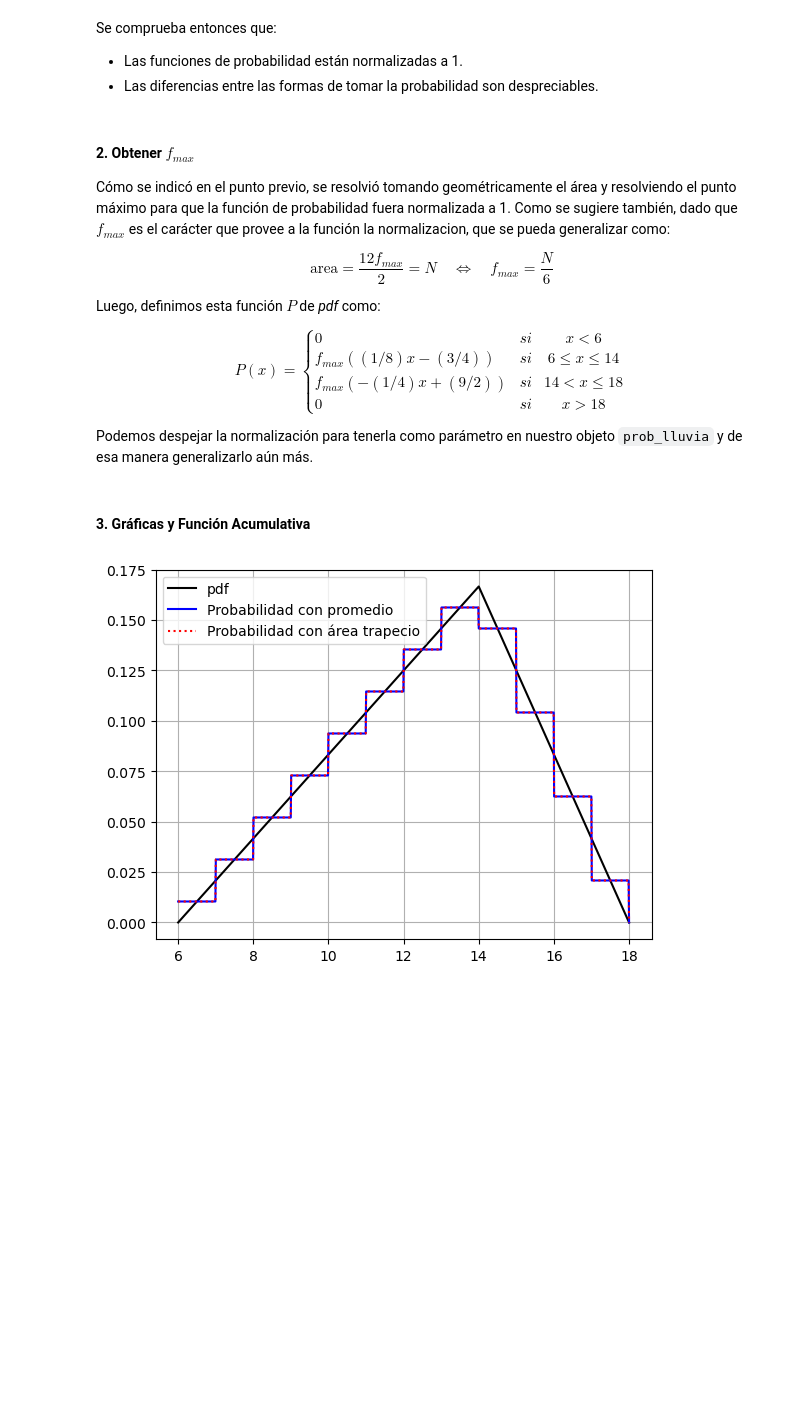
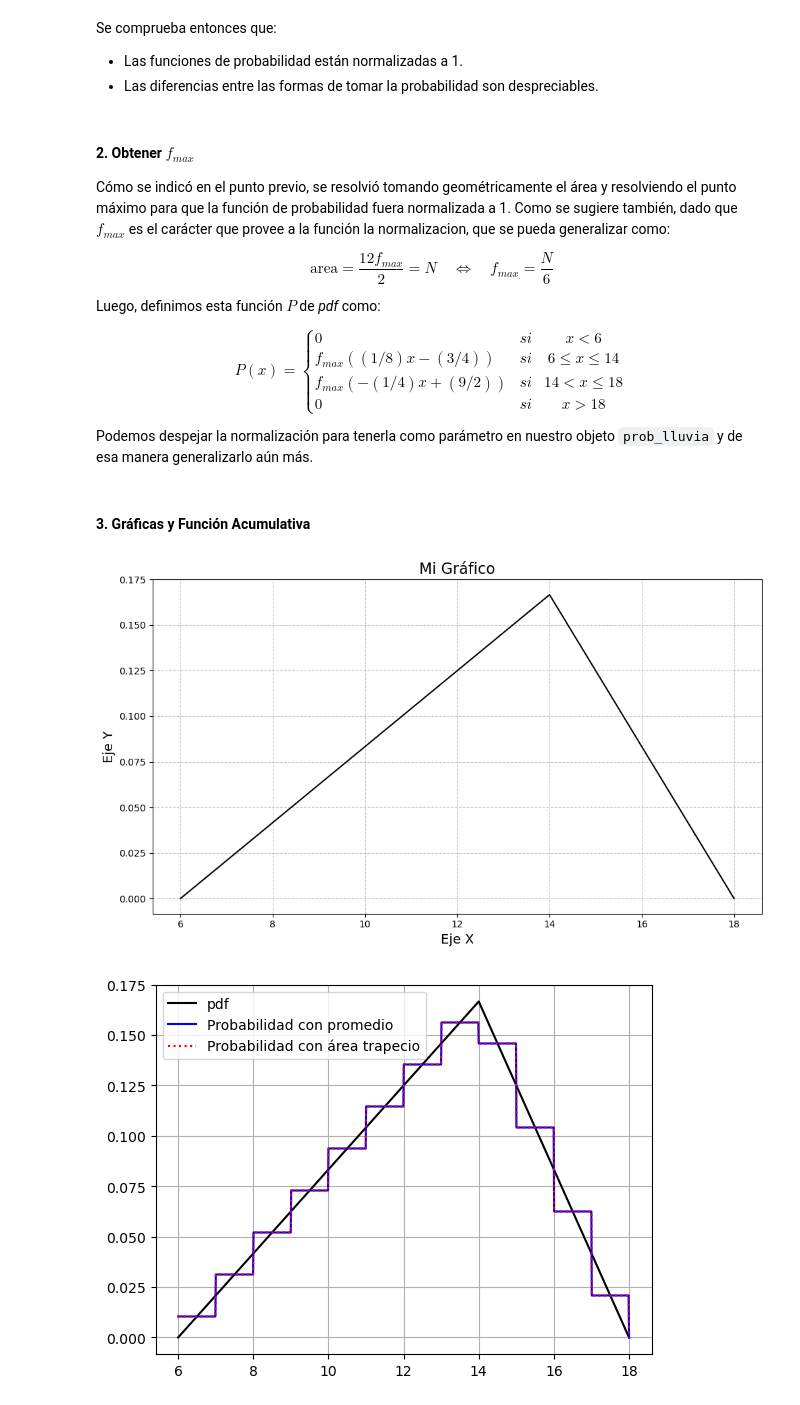
Before and after one commit to PinzonHarker/2024-II_InstrumentacionNuclear, a Jupyter notebook: 1-1_Taller_Simulacion.ipynb, the cells around one changed output. Saved outputs shown, nothing was run; the diff lists cells and outputs as text; code cells hidden in the pictures; blank space fills up the shorter version.

```diff
--- a/1-1_Taller_Simulacion.ipynb
+++ b/1-1_Taller_Simulacion.ipynb
@@ -93,17 +200,31 @@ Se comprueba entonces que:
 - Las diferencias entre las formas de tomar la probabilidad son despreciables.
 # %% [markdown]
 #### 2. **Obtener $f_{max}$**
+
 Cómo se indicó en el punto previo, se resolvió tomando geométricamente el área y resolviendo el punto máximo para que la función de probabilidad fuera normalizada a 1. Como se sugiere también, dado que $f_{max}$ es el carácter que provee a la función la normalizacion, que se pueda generalizar como:
 
 $$\text{area} = \frac{12 f_{max}}{2} = N \quad \Leftrightarrow \quad f_{max} = \frac{N}{6}$$
 
-Luego, definimos esta función $P$ de *pdf* como:
+Luego, definimos esta función $P$ de _pdf_ como:
 
 $$P(x) = \left\{ \begin{array}{lcc} 0 & si & x < 6 \\  f_{max}((1/8) x - (3/4)) & si & 6 \leq x \leq 14 \\  f_{max}(-(1/4) x + (9/2)) & si & 14 < x \leq 18 \\  0 & si & x > 18 \end{array} \right. $$
 
 Podemos despejar la normalización para tenerla como parámetro en nuestro objeto `prob_lluvia` y de esa manera generalizarlo aún más.
 # %% [markdown]
 #### 3. Gráficas y Función Acumulativa
+# %%
+# Ejemplo de uso
+pl = prob_lluvia(1)
+
+x_vals = pl.horas
+
+x = np.linspace(min(x_vals), max(x_vals), 1090)
+fig, ax = configure_plot("Mi Gráfico", "Eje X", "Eje Y")
+ax.plot(x, [pl.P(i) for i in x], color="black", label="pdf")
+
+plt.show()
+# %% [output]
+[figure, added]
 # %%
 pl = prob_lluvia(1)
 
```
Also changed, not shown: parts of 9 cells of this notebook, 1 other file.
